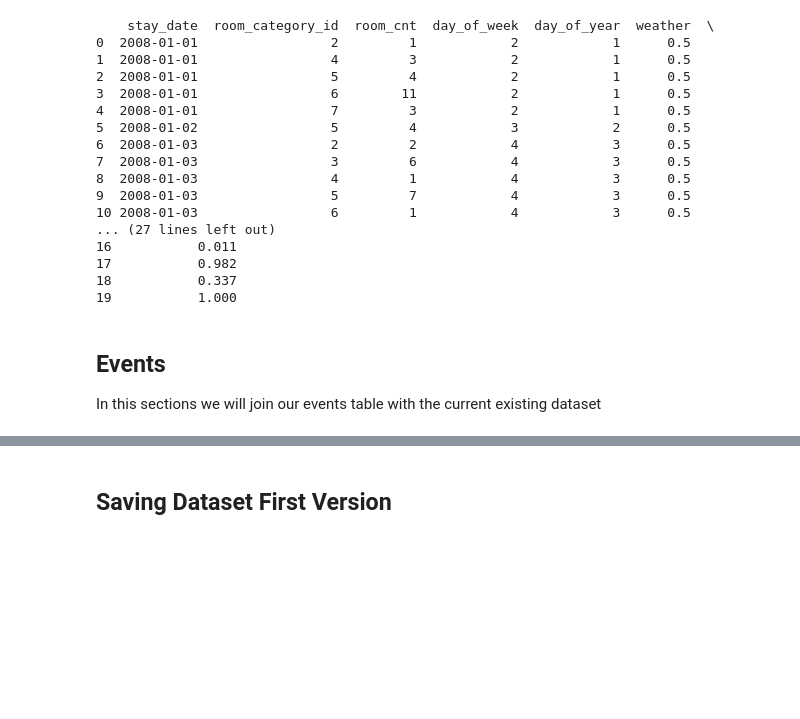
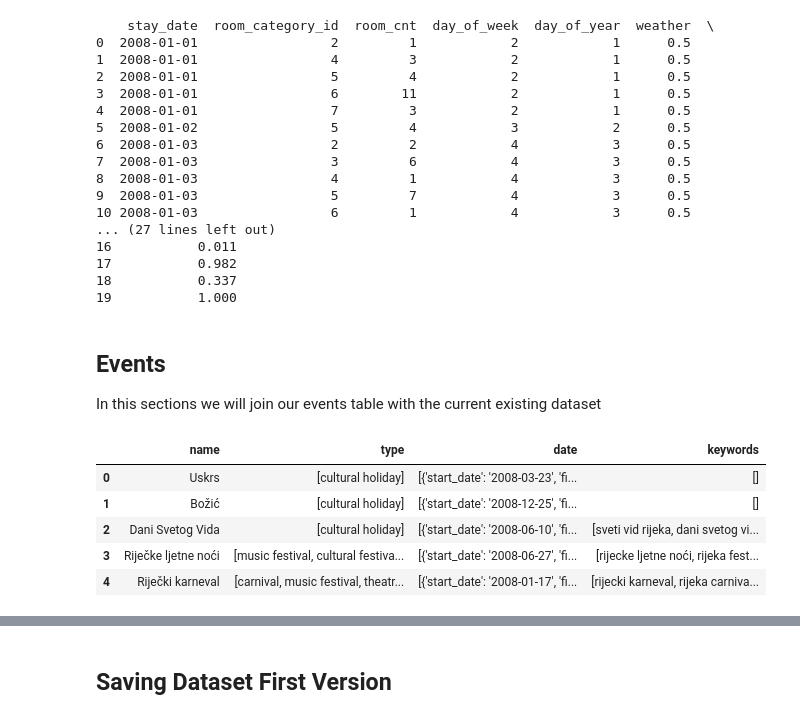
Before and after one commit to usernamenenad/Lumen, a Jupyter notebook: src/borisDataset.ipynb, the cells around one changed output, grey strips where cells are left out. Cells and saved outputs as stored; diff of their text form; code cells hidden in the pictures; blank space fills up the shorter version.

```diff
--- a/src/borisDataset.ipynb
+++ b/src/borisDataset.ipynb
@@ -507,3 +585,13 @@ print(new_dataset.head(n=20))
 # %% [markdown]
 ## Events
 In this sections we will join our events table with the current existing dataset
+# %%
+events = pd.read_json("./events/events.json")
+events.head(10)
+# %% [output]
+|  | name | type | date | keywords |
+| 0 | Uskrs | [cultural holiday] | [{'start_date': '2008-03-23', 'fi... | [] |
+| 1 | Božić | [cultural holiday] | [{'start_date': '2008-12-25', 'fi... | [] |
+| 2 | Dani Svetog Vida | [cultural holiday] | [{'start_date': '2008-06-10', 'fi... | [sveti vid rijeka, dani svetog vi... |
+| 3 | Riječke ljetne noći | [music festival, cultural festiva... | [{'start_date': '2008-06-27', 'fi... | [rijecke ljetne noći, rijeka fest... |
+| 4 | Riječki karneval | [carnival, music festival, theatr... | [{'start_date': '2008-01-17', 'fi... | [rijecki karneval, rijeka carniva... |
```
Also changed, not shown: parts of 34 cells of this notebook, 1 other file.
